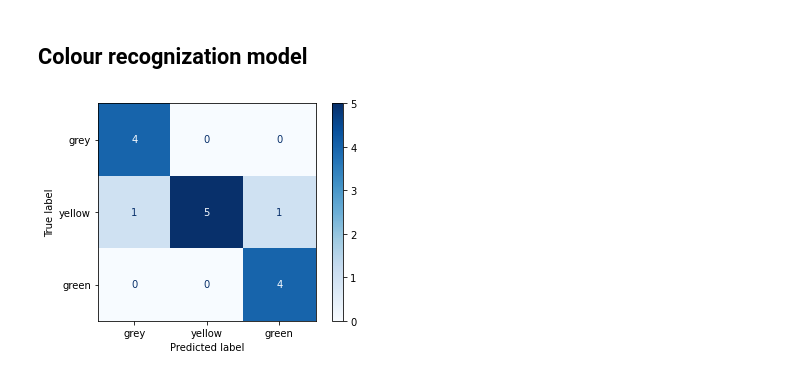
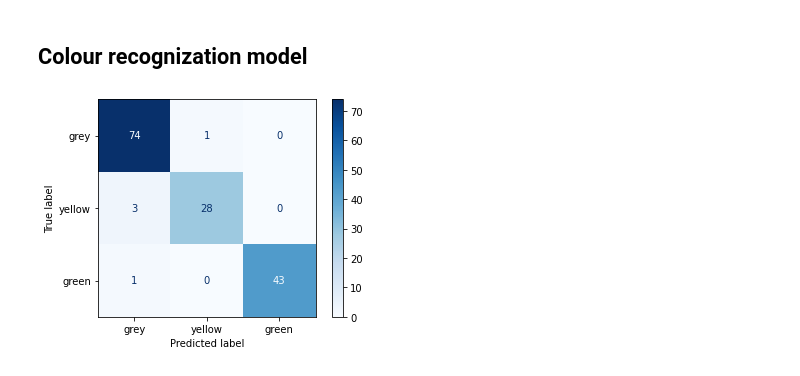
Before and after one commit to yangyangsimons/Artificial_intelligence_solving_wordle, a Jupyter notebook: Figure&Plot.ipynb, the cells around one changed output. Cells and saved outputs as stored; diff of their text form; code cells hidden in the pictures.

```diff
--- a/Figure&Plot.ipynb
+++ b/Figure&Plot.ipynb
@@ -320,18 +320,22 @@ success percentage:  0.969
 # %% [markdown]
 ## Colour recognization model
 # %%
-# df = pd.DataFrame(wordleAnswerRoundList)
-# df.to_csv("./data/result/ResultBinInformation-wordleAnswerlist.csv")
 
-y_pred = np.array([0, 0, 0, 0, 0, 1, 1, 1, 1, 1, 2, 2, 2, 2, 2])
-y_test = np.array([0, 0, 0, 0, 1, 1, 1, 1, 1, 1, 2, 2, 2, 1, 2])
+y_pred = pd.read_csv("./data/result/predict_label.csv").iloc[:,1]
+y_test = pd.read_csv("./data/result/predict_label.csv").iloc[:,0]
+
+y_pred.to_numpy()
+y_test.to_numpy()
+
 labels = ["grey", "yellow", "green"]
 
 cm = confusion_matrix(y_test, y_pred)
 
 disp = ConfusionMatrixDisplay(confusion_matrix=cm, display_labels=labels)
 
 disp.plot(cmap=plt.cm.Blues)
+
+plt.savefig('figures/confusionMatrix',dpi = 'figure')
 plt.show()
 # %% [output]
-[figure, old version]
+[figure, new version]
```
Also changed, not shown: 26 other files.
